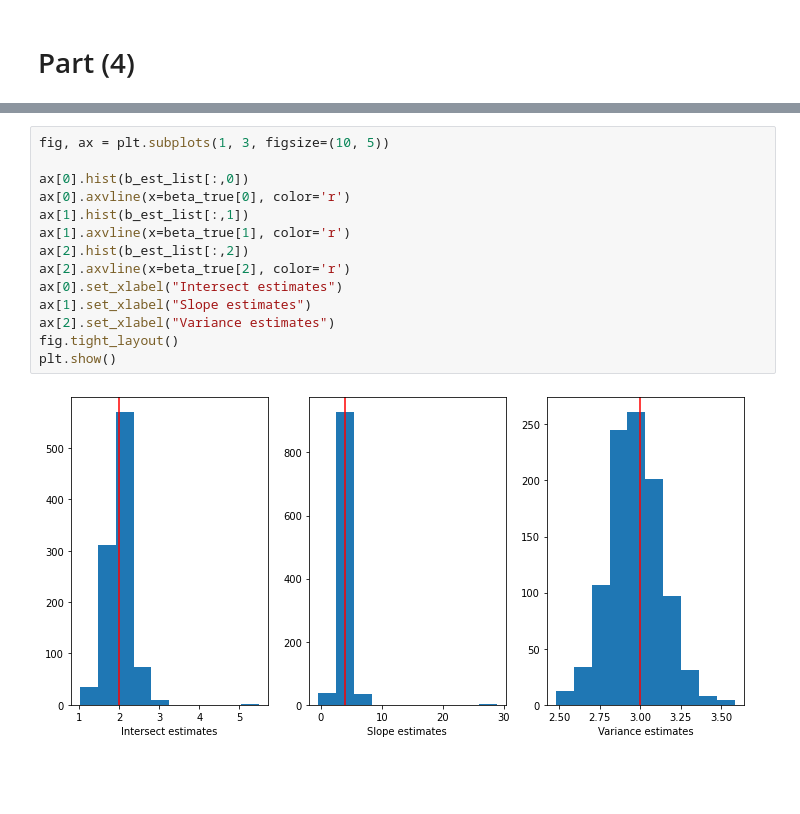
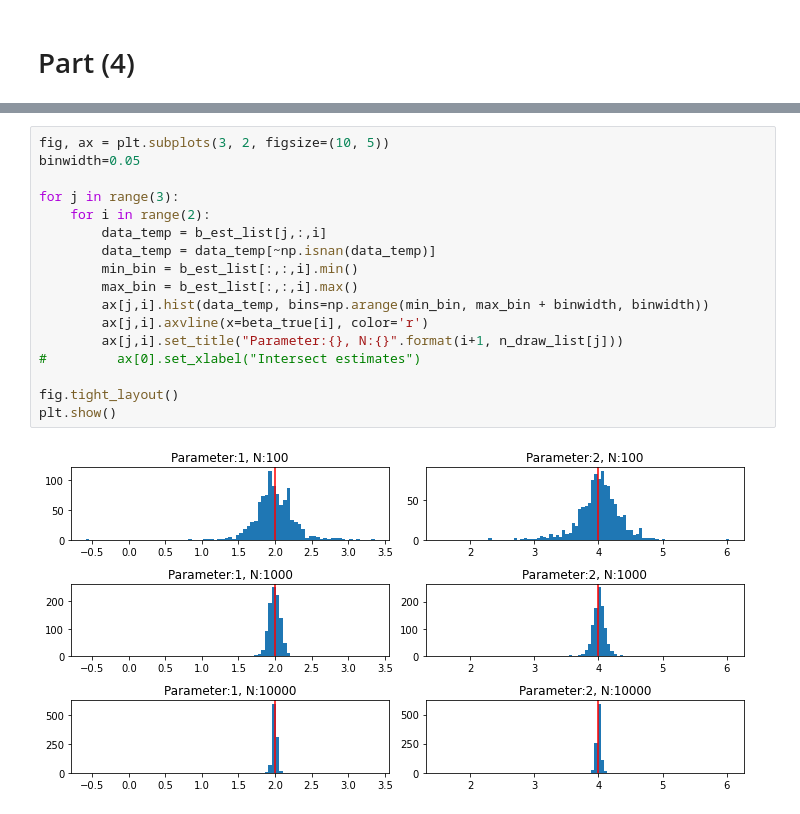
Before and after one commit to skjorlien/ARE212_ProblemSets, a Jupyter notebook: PS3/Q1/Question 1.ipynb, the cells around one changed output, grey strips where cells are left out. Cells and saved outputs as stored; diff of their text form; blank space fills up the shorter version.

```diff
--- a/PS3/Q1/Question 1.ipynb
+++ b/PS3/Q1/Question 1.ipynb
@@ -308,16 +318,19 @@ for i in range(n_trials):
-# %%
-fig, ax = plt.subplots(1, 3, figsize=(10, 5))
-
-ax[0].hist(b_est_list[:,0])
-ax[0].axvline(x=beta_true[0], color='r')
-ax[1].hist(b_est_list[:,1])
-ax[1].axvline(x=beta_true[1], color='r')
-ax[2].hist(b_est_list[:,2])
-ax[2].axvline(x=beta_true[2], color='r')
-ax[0].set_xlabel("Intersect estimates")
-ax[1].set_xlabel("Slope estimates")
-ax[2].set_xlabel("Variance estimates")
-fig.tight_layout()
-plt.show()
-# %% [output]
-[figure, removed]
+# %%
+fig, ax = plt.subplots(3, 2, figsize=(10, 5))
+binwidth=0.05
+
+for j in range(3):
+    for i in range(2):
+        data_temp = b_est_list[j,:,i]
+        data_temp = data_temp[~np.isnan(data_temp)]
+        min_bin = b_est_list[:,:,i].min()
+        max_bin = b_est_list[:,:,i].max()
+        ax[j,i].hist(data_temp, bins=np.arange(min_bin, max_bin + binwidth, binwidth))
+        ax[j,i].axvline(x=beta_true[i], color='r')
+        ax[j,i].set_title("Parameter:{}, N:{}".format(i+1, n_draw_list[j]))
+#         ax[0].set_xlabel("Intersect estimates")
+
+fig.tight_layout()
+plt.show()
+# %% [output]
+[figure, added]
```
Also changed, not shown: parts of 2 cells of this notebook, 1 other file.
